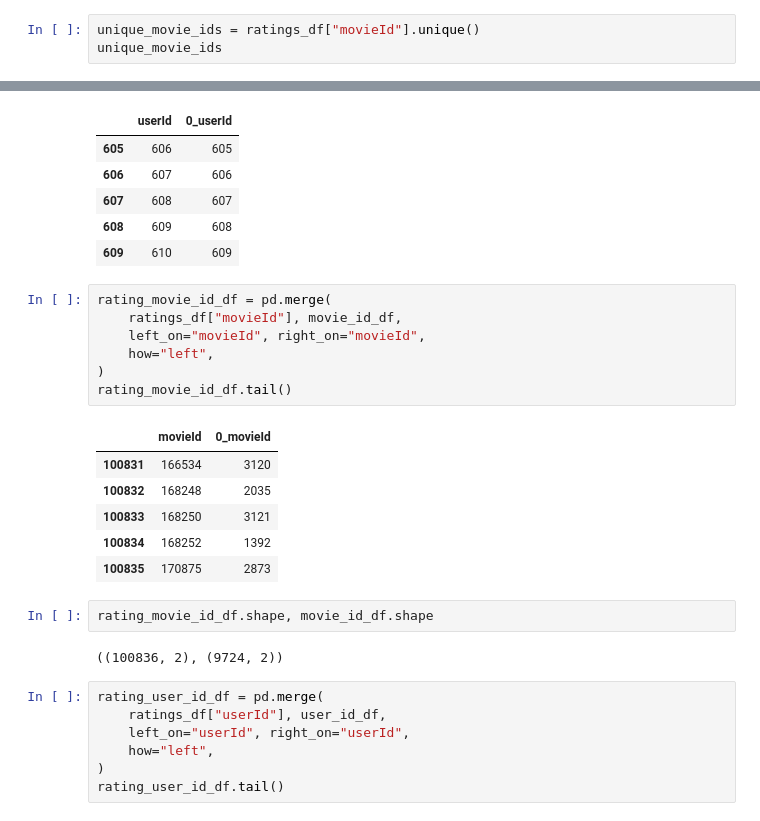
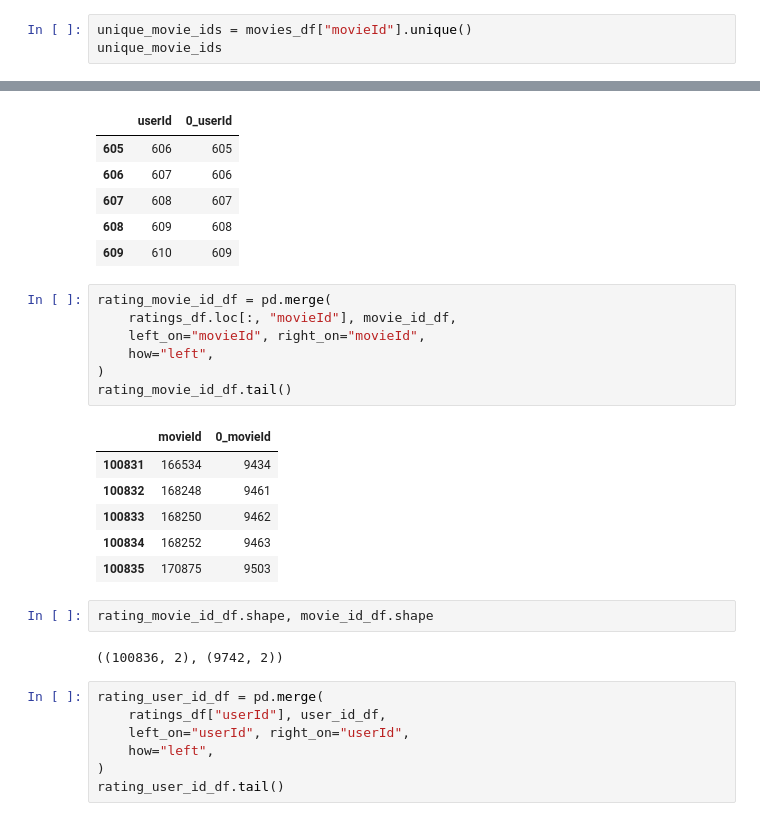
Before and after one commit to phunc20/python, a Jupyter notebook: torch_geometric/tuto/09-link_pred_on_MovieLens.ipynb, the cells around one changed output, grey strips where cells are left out. Cells and saved outputs as stored; diff of their text form.

```diff
--- a/torch_geometric/tuto/09-link_pred_on_MovieLens.ipynb
+++ b/torch_geometric/tuto/09-link_pred_on_MovieLens.ipynb
@@ -130,4 +140,4 @@ particular (e.g. increasing) order.
 # %%
-unique_movie_ids = ratings_df["movieId"].unique()
+unique_movie_ids = movies_df["movieId"].unique()
 unique_movie_ids
 # %% [output]
@@ -217,22 +214,22 @@ user_id_df.tail()
 | 609 | 610 | 609 |
 # %%
 rating_movie_id_df = pd.merge(
-    ratings_df["movieId"], movie_id_df,
+    ratings_df.loc[:, "movieId"], movie_id_df,
     left_on="movieId", right_on="movieId",
     how="left",
 )
 rating_movie_id_df.tail()
 # %% [output]
 |  | movieId | 0_movieId |
-| 100831 | 166534 | 3120 |
-| 100832 | 168248 | 2035 |
-| 100833 | 168250 | 3121 |
-| 100834 | 168252 | 1392 |
-| 100835 | 170875 | 2873 |
+| 100831 | 166534 | 9434 |
+| 100832 | 168248 | 9461 |
+| 100833 | 168250 | 9462 |
+| 100834 | 168252 | 9463 |
+| 100835 | 170875 | 9503 |
 # %%
 rating_movie_id_df.shape, movie_id_df.shape
 # %% [output]
-((100836, 2), (9724, 2))
+((100836, 2), (9742, 2))
 # %%
 rating_user_id_df = pd.merge(
     ratings_df["userId"], user_id_df,
```
Also changed, not shown: parts of 20 cells of this notebook.
